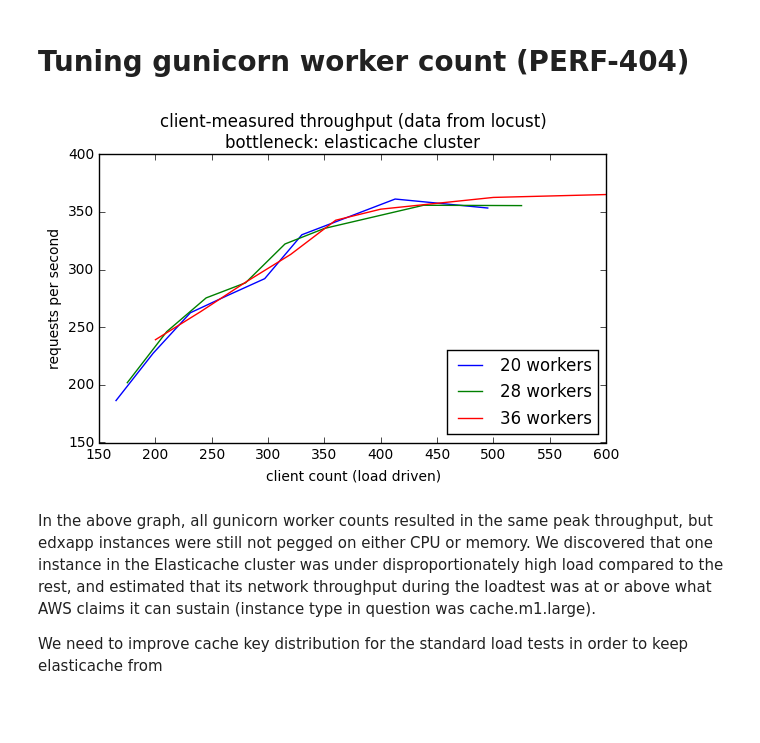
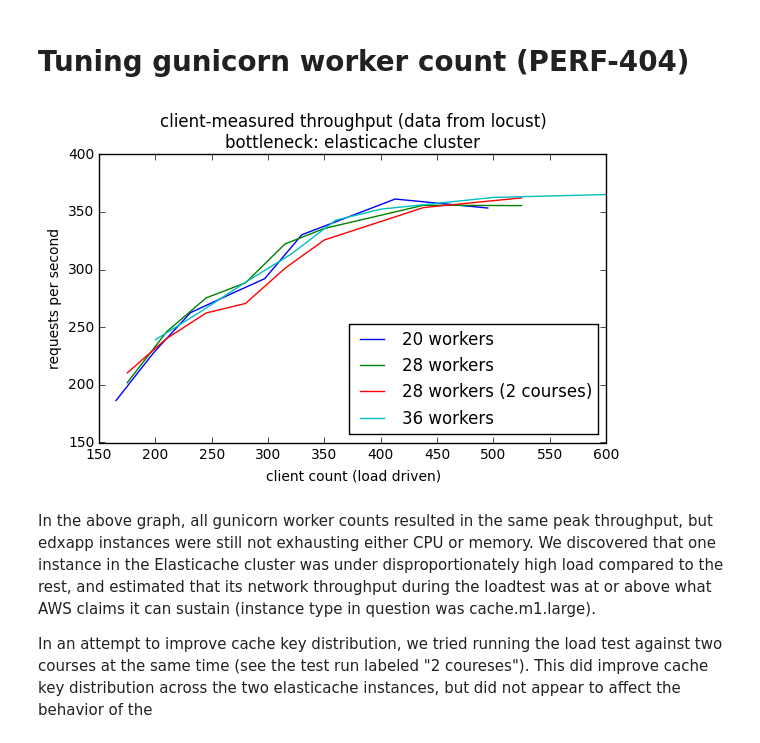
Before and after one commit to edx/load-tests, a Jupyter notebook: analysis/perf-404/analysis.ipynb, the cells around one changed output. Cells and saved outputs as stored; diff of their text form; code cells hidden in the pictures; blank space fills up the shorter version.

Commit message:
[perf-404] more results from testing elasticache

```diff
--- a/analysis/perf-404/analysis.ipynb
+++ b/analysis/perf-404/analysis.ipynb
@@ -71,13 +71,19 @@ print(tabulate(runs_no_files, headers='keys'))
 ## extract throughput from locust's perspective (requests per second)
 # %%
 for run in testruns:
-    ts_hatching_start = None
-    ts_hatching_finish = None
-    ts_done = None
     with open(run['statsfile']) as events:
         lines = events.readlines()
     rps = next(l for l in reversed(lines) if ' Total' in l).split()[-1]
     run['stat_rps'] = float(rps)
+# %%
+for run in testruns:
+    with open(run['statsfile']) as events:
+        lines = events.readlines()
+    times = next(l for l in reversed(lines) if ' GET courseware:index' in l).split()
+    time_50 = times[-9]
+    time_90 = times[-5]
+    run['stat_time_50'] = float(time_50)
+    run['stat_time_90'] = float(time_90)
 # %% [markdown]
 # MySQL/DMS tests (not PERF-404)
 # %%
@@ -143,32 +149,35 @@ plt.savefig('results/client-measured-throughput_mysql5.6_dms_mysql5.7.png')
 # %%
 runs_20workers = [run for run in testruns if run['workers'] == 20]
 runs_28workers = [run for run in testruns if run['workers'] == 28 and run['note'] == '']
+runs_28workers_2courses = [run for run in testruns if run['workers'] == 28 and run['note'] == 'two_courses']
 runs_36workers = [run for run in testruns if run['workers'] == 36]
 
 fig = plt.figure()
 
 C = 0.6  # this is a constant multiplier for the 20-workers test runs which used a longer wait time
 
 line_20workers, = plt.plot(np.array([C * float(run['clients']) for run in runs_20workers]),
                            np.array([run['stat_rps'] for run in runs_20workers]))
 line_28workers, = plt.plot(np.array([float(run['clients']) for run in runs_28workers]),
                            np.array([run['stat_rps'] for run in runs_28workers]))
+line_28workers_2courses, = plt.plot(np.array([float(run['clients']) for run in runs_28workers_2courses]),
+                                    np.array([run['stat_rps'] for run in runs_28workers_2courses]))
 line_36workers, = plt.plot(np.array([float(run['clients']) for run in runs_36workers]),
                            np.array([run['stat_rps'] for run in runs_36workers]))
 
-plt.legend((line_20workers, line_28workers, line_36workers),
-           ('20 workers', '28 workers', '36 workers'),
+plt.legend((line_20workers, line_28workers, line_28workers_2courses, line_36workers),
+           ('20 workers', '28 workers', '28 workers (2 courses)', '36 workers'),
            loc='lower right')
 
 plt.xlabel('client count (load driven)')
 plt.ylabel('requests per second')
 plt.title('client-measured throughput (data from locust)\nbottleneck: elasticache cluster')
 
 fig.tight_layout()  # needed for a quirk in jupyter/matplotlib integration.
 plt.savefig('results/client-measured-throughput_changing-workers_slow-elasticache.png')
 # %% [output]
-[figure, old version]
+[figure, new version]
 # %% [markdown]
-In the above graph, all gunicorn worker counts resulted in the same peak throughput, but edxapp instances were still not pegged on either CPU or memory.  We discovered that one instance in the Elasticache cluster was under disproportionately high load compared to the rest, and estimated that its network throughput during the loadtest was at or above what AWS claims it can sustain (instance type in question was cache.m1.large).
+In the above graph, all gunicorn worker counts resulted in the same peak throughput, but edxapp instances were still not exhausting either CPU or memory.  We discovered that one instance in the Elasticache cluster was under disproportionately high load compared to the rest, and estimated that its network throughput during the loadtest was at or above what AWS claims it can sustain (instance type in question was cache.m1.large).
 
-We need to improve cache key distribution for the standard load tests in order to keep elasticache from
+In an attempt to improve cache key distribution, we tried running the load test against two courses at the same time (see the test run labeled "2 coureses").  This did improve cache key distribution across the two elasticache instances, but did not appear to affect the behavior of the
```
Also changed, not shown: parts of 4 cells of this notebook, 22 other files.
